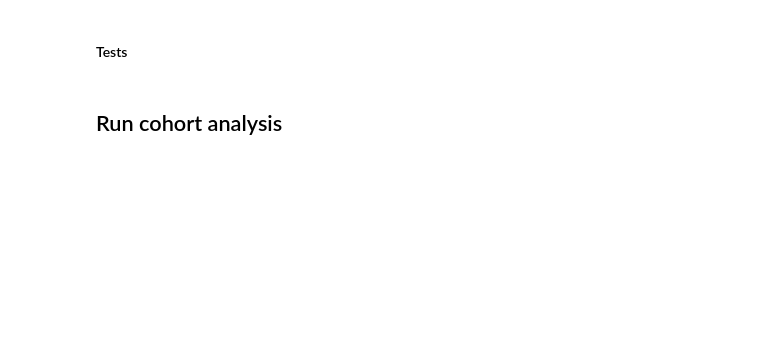
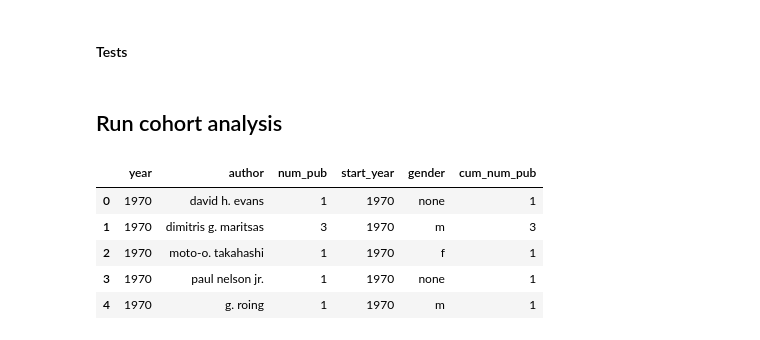
Before and after one commit to gesiscss/inequality, a Jupyter notebook: 2.Cohort analysis.ipynb, the cells around one changed output. Saved outputs shown, nothing was run; the diff lists cells and outputs as text; code cells hidden in the pictures; blank space fills up the shorter version.

```diff
--- a/2.Cohort analysis.ipynb
+++ b/2.Cohort analysis.ipynb
@@ -175,6 +192,15 @@ print(groupByYearData[groupByYearData['author'] == '(max) zong-ming cheng'].head
 ## Run cohort analysis
 # %%
 #plot.run_cohort_analysis(groupByYearData, cohort_start_years, MAX_CAREER_LENGTH_COHORT, "num_pub", "Publications", authorStartEndCareerData, num_years_in_cohort)
+# %%
+groupByYearData.head()
+# %% [output]
+|  | year | author | num_pub | start_year | gender | cum_num_pub |
+| 0 | 1970 | david h. evans | 1 | 1970 | none | 1 |
+| 1 | 1970 | dimitris g. maritsas | 3 | 1970 | m | 3 |
+| 2 | 1970 | moto-o. takahashi | 1 | 1970 | f | 1 |
+| 3 | 1970 | paul nelson jr. | 1 | 1970 | none | 1 |
+| 4 | 1970 | g. roing | 1 | 1970 | m | 1 |
 # %%
 plot.run_cohort_analysis(groupByYearData, cohort_start_years, MAX_CAREER_LENGTH_COHORT, "cum_num_pub", "Cum Publications", authorStartEndCareerData, num_years_in_cohort)
 # %% [output]
```
Also changed, not shown: parts of 7 cells of this notebook, 17 other files.
